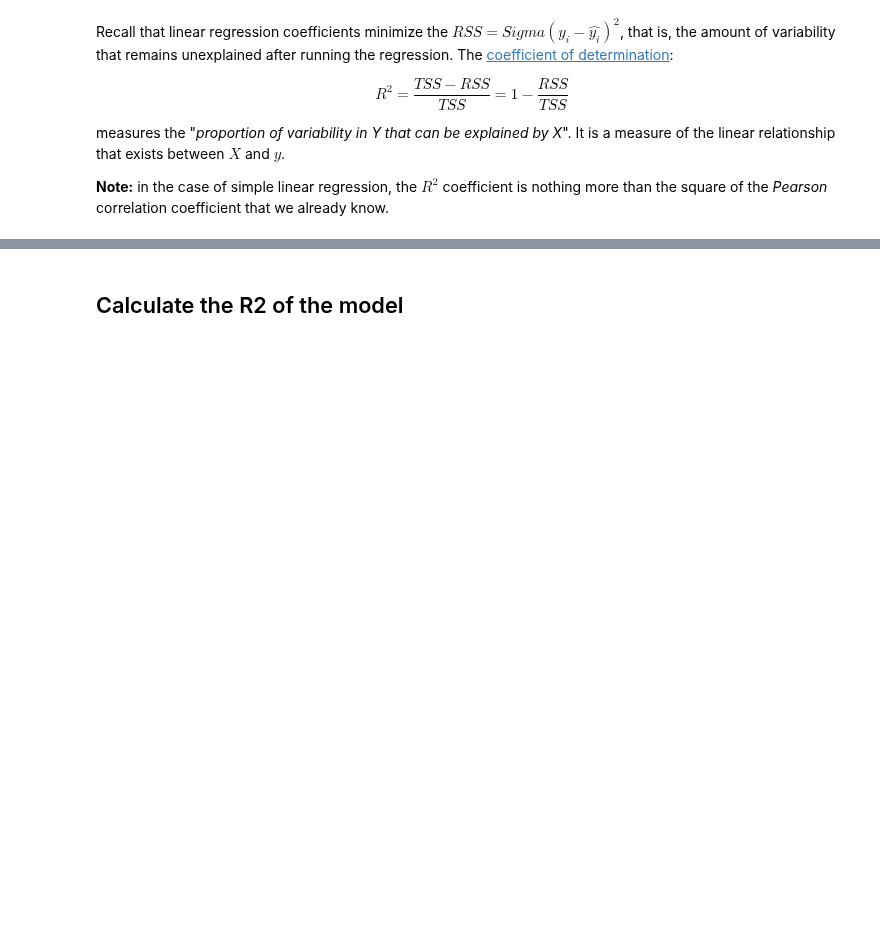
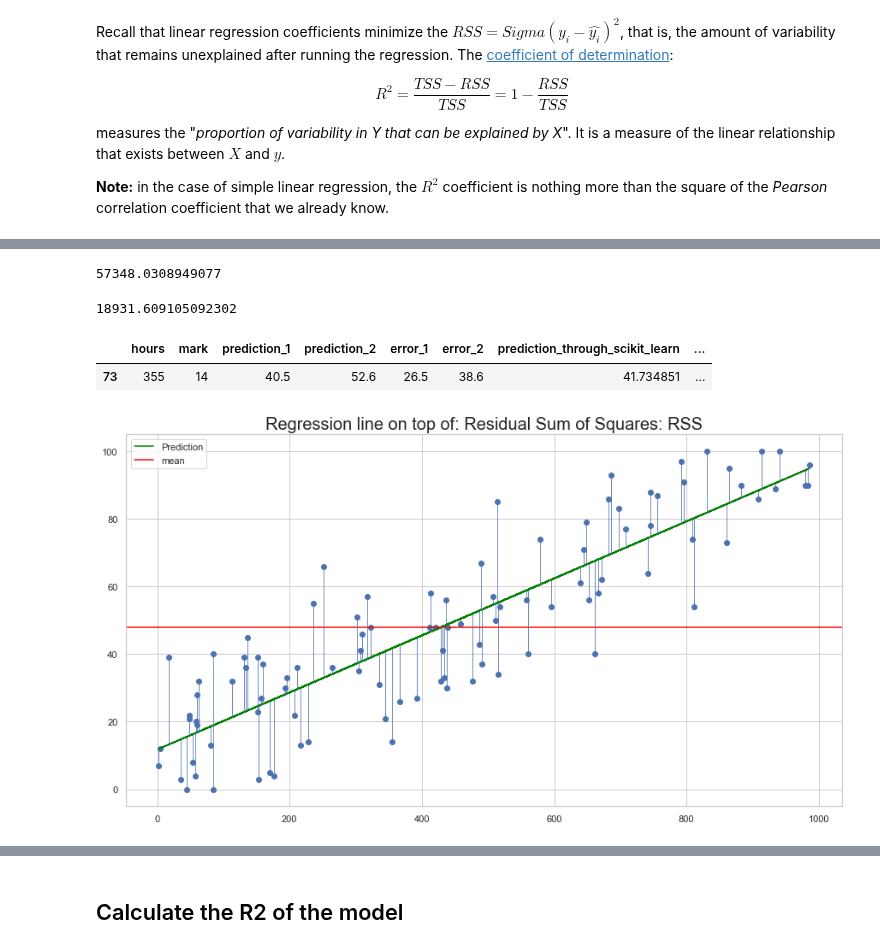
Before and after one commit to Ironhack-data-bcn-oct-2023/lectures, a Jupyter notebook: week-7/01 - Linear regression.ipynb, the cells around one changed output, grey strips where cells are left out. Saved outputs shown, nothing was run; the diff lists cells and outputs as text; code cells hidden in the pictures; blank space fills up the shorter version.

```diff
--- a/week-7/01 - Linear regression.ipynb
+++ b/week-7/01 - Linear regression.ipynb
@@ -448,0 +493,32 @@ measures the "*proportion of variability in Y that can be explained by X*". It i
+# %%
+TSS
+# %% [output]
+57348.0308949077
+# %%
+RSS = ((df.prediction_through_scikit_learn - df.mark) ** 2).sum()
+RSS
+# %% [output]
+18931.609105092302
+# %%
+X = df[["hours"]]
+y = df.mark
+
+# squaring, sqrt -> mitigate / more visible the effect of outliers
+# the scales of things
+# always positive: absolute, square, sqr(squared)
+# %%
+df["avg"] = df["mark"].mean()
+# %%
+df.sample()
+# %% [output]
+|  | hours | mark | prediction_1 | prediction_2 | error_1 | error_2 | prediction_through_scikit_learn | ... |
+| 73 | 355 | 14 | 40.5 | 52.6 | 26.5 | 38.6 | 41.734851 | ... |
+# %%
+plt.scatter(X, y)
+plt.plot(df.hours, df["prediction_through_scikit_learn"], c="green", label="Prediction")
+plt.axhline(df["mark"].mean(), c="red", label="mean")
+plt.vlines(X,  df["prediction_through_scikit_learn"], y, lw=0.8)
+plt.title("Regression line on top of: Residual Sum of Squares: RSS", size=20)
+plt.legend();
+# %% [output]
+[figure, added]
```
Also changed, not shown: parts of 43 cells of this notebook.
